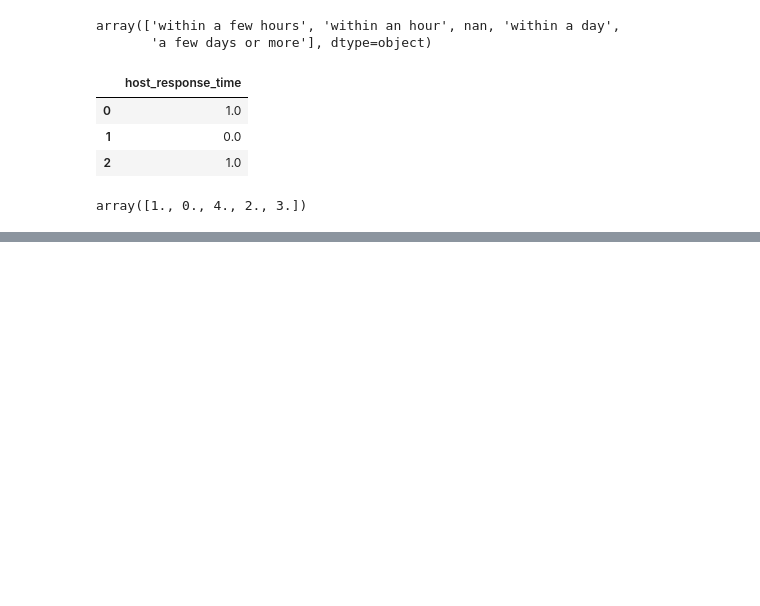
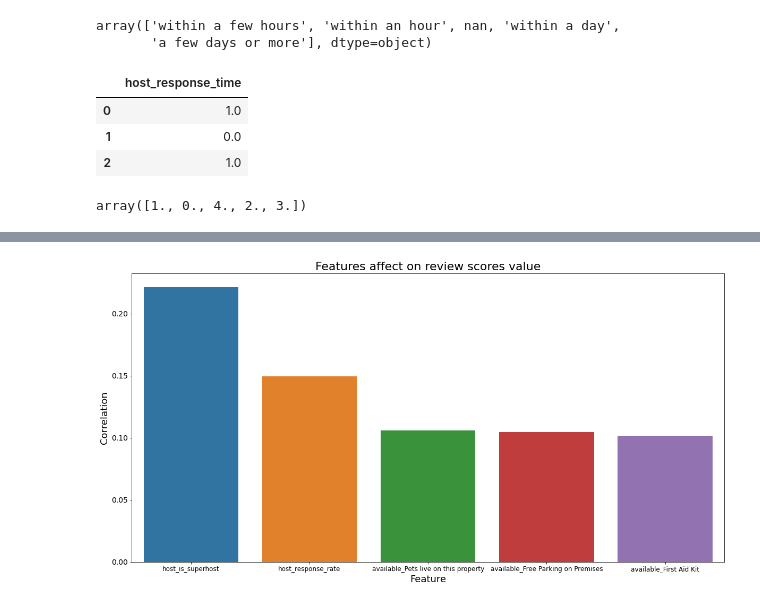
Before and after one commit to ahmedsaid352/Coding-Samurai-Data-Science-Internship, a Jupyter notebook: task 1/Seattle Airbnb.ipynb, the cells around one changed output, grey strips where cells are left out. Drawn from its saved outputs; the diff is of its cells as text; code cells hidden in the pictures; blank space fills up the shorter version.

```diff
--- a/task 1/Seattle Airbnb.ipynb
+++ b/task 1/Seattle Airbnb.ipynb
@@ -542,0 +601,3 @@ corr_matrx[['price','review_scores_rating','review_scores_communication','review
+# %%
+high_corr_review_value = df[(df['review_scores_value'] > 0.1)]['review_scores_value'].to_frame()
+high_corr_review_value
@@ -542,0 +619,4 @@ corr_matrx[['price','review_scores_rating','review_scores_communication','review
+# %%
+targetted_list = list(high_corr_review_value[high_corr_review_value['review_scores_value'] < 0.23].index)
+targetted_list.remove('reviews_per_month')
+targetted_list
@@ -542,0 +629,5 @@ corr_matrx[['price','review_scores_rating','review_scores_communication','review
+# %%
+review_value_df = corr_matrx[targetted_list].loc['review_scores_value',:].to_frame()
+review_value_df['Feature'] = review_value_df.index
+review_value_df.index = np.arange(review_value_df.shape[0])
+review_value_df
@@ -542,0 +641,3 @@ corr_matrx[['price','review_scores_rating','review_scores_communication','review
+# %%
+review_value_df = review_value_df.sort_values(by = 'review_scores_value', ascending=False)
+review_value_df
@@ -542,0 +651,12 @@ corr_matrx[['price','review_scores_rating','review_scores_communication','review
+# %%
+plt.figure(figsize=(20, 10))
+sns.barplot(x = review_value_df['Feature'],
+           y = review_value_df['review_scores_value']);
+plt.title('Features affect on review scores value', fontsize = 22)
+plt.xlabel('Feature', fontsize = 18)
+plt.xticks(fontsize = 12)
+plt.yticks(fontsize = 14)
+plt.ylabel('Correlation', fontsize = 18)
+plt.show()
+# %% [output]
+[figure, added]
```
Also changed, not shown: parts of 54 cells of this notebook.
